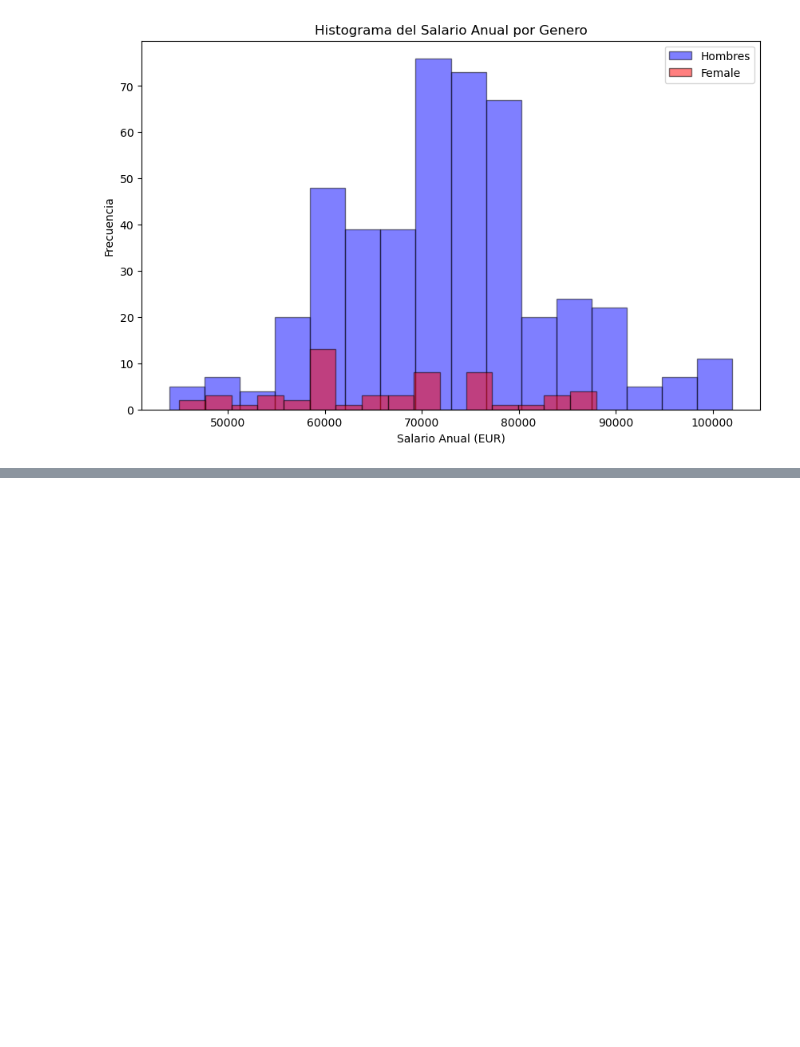
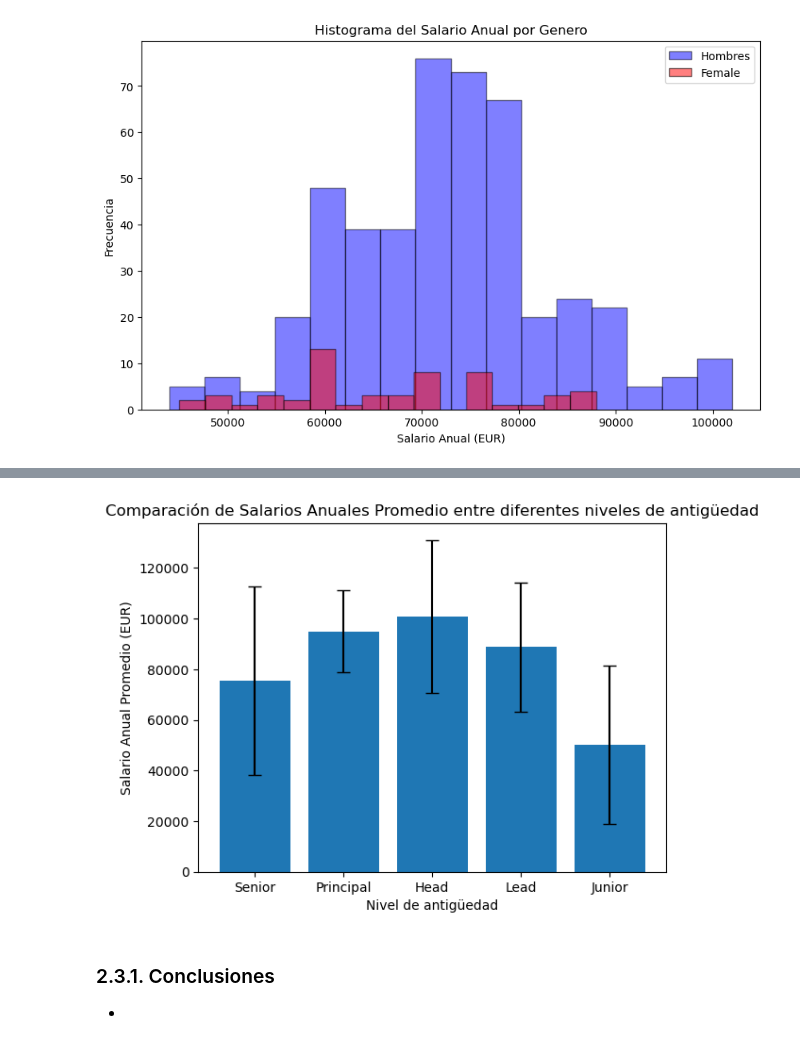
Before and after one commit to Montse1708/Proyecto-Final, a Jupyter notebook: IT_Salary.ipynb, the cells around one changed output, grey strips where cells are left out. Drawn from its saved outputs; the diff is of its cells as text; code cells hidden in the pictures; blank space fills up the shorter version.

Commit message:
concluye actividad de analisis de niveles de antiguedad

```diff
--- a/IT_Salary.ipynb
+++ b/IT_Salary.ipynb
@@ -558,0 +575,21 @@ plt.show()
+# %%
+salaries2020_clean = salaries2020_clean.withColumn("YearSalary", col("YearSalary").cast("double"))
+
+level_stats = salaries2020_clean.groupBy("SeniorityLevel").agg(
+    f.count("YearSalary").alias("count"),
+    f.mean("YearSalary").alias("mean"),
+    f.stddev("YearSalary").alias("stddev"),
+    f.min("YearSalary").alias("min"),
+    f.max("YearSalary").alias("max")
+)
+
+
+level_stats_clean = level_stats.filter(
+    col('count').isNotNull() &
+    col('mean').isNotNull() &
+    col('stddev').isNotNull() &
+    col('min').isNotNull() &
+    col('max').isNotNull() &
+    (col('SeniorityLevel') != 'Middle')
+)
+level_stats_clean.show()
@@ -558,0 +606,14 @@ plt.show()
+# %%
+level_data = level_stats_clean.select("SeniorityLevel", "mean", "stddev").toPandas()
+
+# Plotting
+plt.bar(level_data['SeniorityLevel'], level_data['mean'], yerr=level_data['stddev'], capsize=5)
+plt.xlabel("Nivel de antigüedad")
+plt.ylabel("Salario Anual Promedio (EUR)")
+plt.title("Comparación de Salarios Anuales Promedio entre diferentes niveles de antigüedad")
+plt.show()
+# %% [output]
+[figure, added]
+# %% [markdown]
+### 2.3.1. Conclusiones
+-
```
Also changed, not shown: parts of 16 cells of this notebook, 1 other file.
